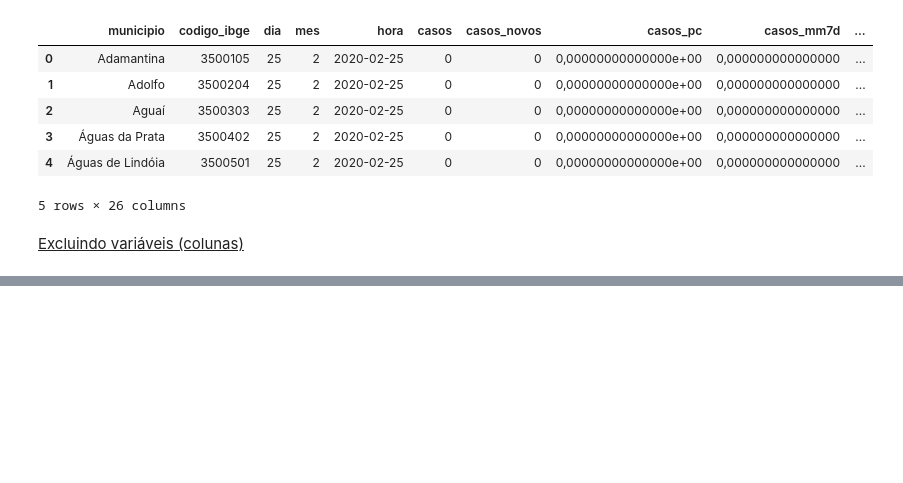
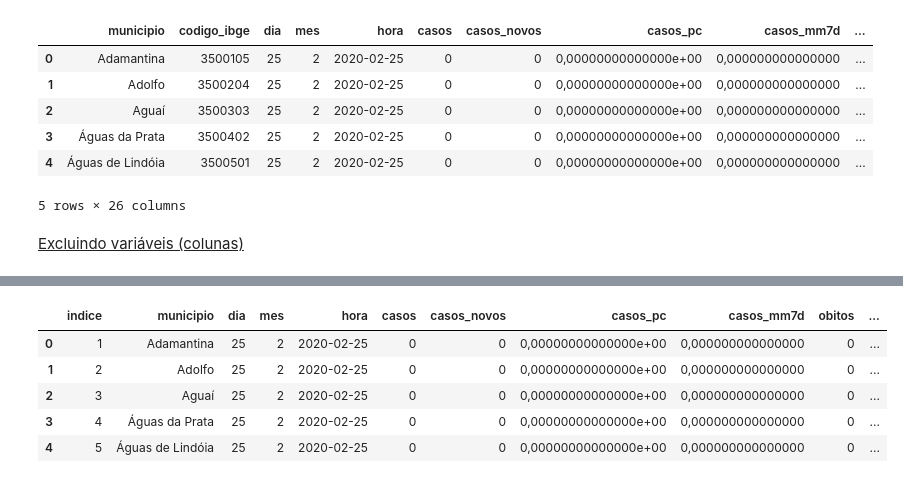
Before and after one commit to marcosfreiresantos/python-analise-de-dados, a Jupyter notebook: fundamentos_python.ipynb, the cells around one changed output, grey strips where cells are left out. Saved outputs shown, nothing was run; the diff lists cells and outputs as text; code cells hidden in the pictures; blank space fills up the shorter version.

Commit message:
Criando e alterando os valores das colunas

```diff
--- a/fundamentos_python.ipynb
+++ b/fundamentos_python.ipynb
@@ -238,0 +265,9 @@ covid_sp_alterado.drop(covid_sp_alterado.columns[[13, 14, 18, 19]], axis=1, inpl
+# %%
+# Criando a coluna indice
+
+lista = list(range(1, 374035))
+# %%
+# Criando um dataframe com a lista
+
+df = pd.DataFrame(lista, columns=['indice'])
+df
@@ -238,0 +288,4 @@ covid_sp_alterado.drop(covid_sp_alterado.columns[[13, 14, 18, 19]], axis=1, inpl
+# %%
+# Incluindo o dataframe que é um indice, no dataframe covid_sp_alterado
+
+covid_sp_alterado = pd.concat([covid_sp_alterado, df], axis=1)
@@ -238,0 +301,13 @@ covid_sp_alterado.drop(covid_sp_alterado.columns[[13, 14, 18, 19]], axis=1, inpl
+# %%
+# Passando a coluna indice, que é a ultima coluna do dataframe, para ser a primeira coluna
+
+covid_sp_alterado = covid_sp_alterado.reindex(columns=['indice'] + list(covid_sp_alterado.columns[:-1]))
+# %%
+covid_sp_alterado.head()
+# %% [output]
+|  | indice | municipio | dia | mes | hora | casos | casos_novos | casos_pc | casos_mm7d | obitos | ... |
+| 0 | 1 | Adamantina | 25 | 2 | 2020-02-25 | 0 | 0 | 0,00000000000000e+00 | 0,000000000000000 | 0 | ... |
+| 1 | 2 | Adolfo | 25 | 2 | 2020-02-25 | 0 | 0 | 0,00000000000000e+00 | 0,000000000000000 | 0 | ... |
+| 2 | 3 | Aguaí | 25 | 2 | 2020-02-25 | 0 | 0 | 0,00000000000000e+00 | 0,000000000000000 | 0 | ... |
+| 3 | 4 | Águas da Prata | 25 | 2 | 2020-02-25 | 0 | 0 | 0,00000000000000e+00 | 0,000000000000000 | 0 | ... |
+| 4 | 5 | Águas de Lindóia | 25 | 2 | 2020-02-25 | 0 | 0 | 0,00000000000000e+00 | 0,000000000000000 | 0 | ... |
```
Also changed, not shown: parts of 9 cells of this notebook.
